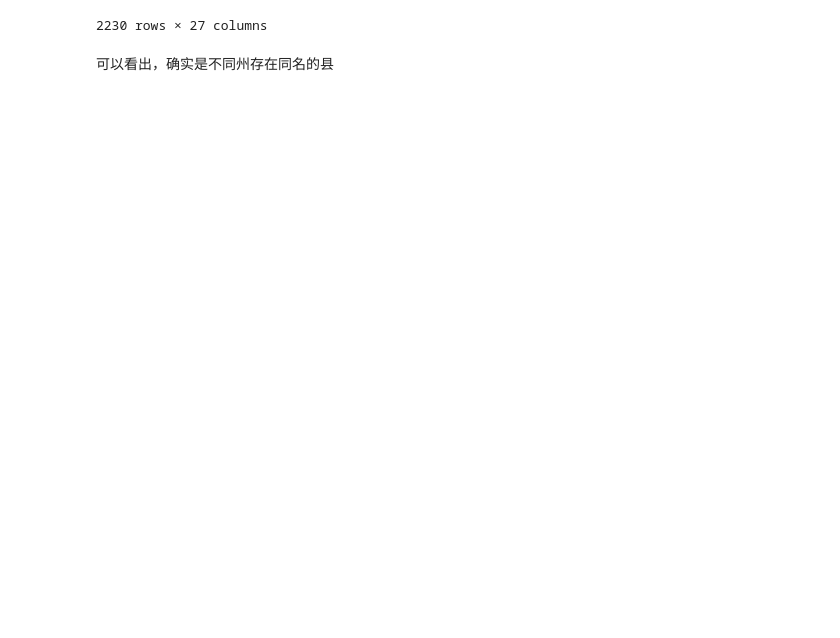
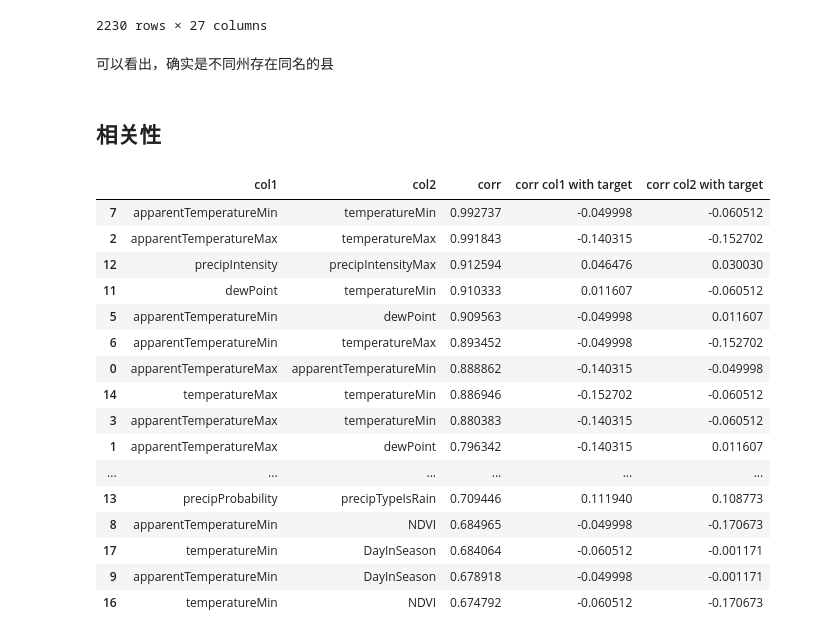
Before and after one commit to aoba98/bishe, a Jupyter notebook: 美国小麦.ipynb, the cells around one changed output. Cells and saved outputs as stored; diff of their text form; code cells hidden in the pictures; blank space fills up the shorter version.

```diff
--- a/美国小麦.ipynb
+++ b/美国小麦.ipynb
@@ -173,0 +188,7 @@ save_data()
+# %%
+locations = wheat13['Location'].unique()
+for idx,loc in enumerate(locations):
+    if idx < 5:
+        tmp1 = wheat13['precipAccumulation'][wheat13['Location'] == loc].sum()
+        tmp2 = wheat13['precipTotal'][wheat13['Location'] == loc].max()
+        print(loc, tmp1, tmp2)
@@ -379,3 +432,44 @@ wheat13[wheat13.CountyName=='Blaine']
 2230 rows × 27 columns
 # %% [markdown]
 可以看出，确实是不同州存在同名的县
+# %% [markdown]
+## 相关性
+# %%
+# 找出所有的相关性超过0.65的列
+X = wheat13.corr()
+limit = 0.65
+index = X.index.tolist()
+n = len(index)
+newDF = pd.DataFrame(columns=['col1','col2','corr','corr col1 with target', 'corr col2 with target'])
+pos = 0
+for nidx,idx in enumerate(index):
+    for k in range(n):
+        if (k > nidx):
+            value = X[idx].iloc[k]
+        else:
+            value = 0.0
+        if value >= limit:
+            corr_col1 = X['Yield'].loc[idx]
+            corr_col2 = X['Yield'].loc[index[k]]
+            newDF.loc[pos] = [idx, index[k] , value, corr_col1, corr_col2]
+            pos += 1
+# %%
+newDF.sort_values(by='corr', ascending=False)
+# %% [output]
+|  | col1 | col2 | corr | corr col1 with target | corr col2 with target |
+| 7 | apparentTemperatureMin | temperatureMin | 0.992737 | -0.049998 | -0.060512 |
+| 2 | apparentTemperatureMax | temperatureMax | 0.991843 | -0.140315 | -0.152702 |
+| 12 | precipIntensity | precipIntensityMax | 0.912594 | 0.046476 | 0.030030 |
+| 11 | dewPoint | temperatureMin | 0.910333 | 0.011607 | -0.060512 |
+| 5 | apparentTemperatureMin | dewPoint | 0.909563 | -0.049998 | 0.011607 |
+| 6 | apparentTemperatureMin | temperatureMax | 0.893452 | -0.049998 | -0.152702 |
+| 0 | apparentTemperatureMax | apparentTemperatureMin | 0.888862 | -0.140315 | -0.049998 |
+| 14 | temperatureMax | temperatureMin | 0.886946 | -0.152702 | -0.060512 |
+| 3 | apparentTemperatureMax | temperatureMin | 0.880383 | -0.140315 | -0.060512 |
+| 1 | apparentTemperatureMax | dewPoint | 0.796342 | -0.140315 | 0.011607 |
+| ... | ... | ... | ... | ... | ... |
+| 13 | precipProbability | precipTypeIsRain | 0.709446 | 0.111940 | 0.108773 |
+| 8 | apparentTemperatureMin | NDVI | 0.684965 | -0.049998 | -0.170673 |
+| 17 | temperatureMin | DayInSeason | 0.684064 | -0.060512 | -0.001171 |
+| 9 | apparentTemperatureMin | DayInSeason | 0.678918 | -0.049998 | -0.001171 |
+| 16 | temperatureMin | NDVI | 0.674792 | -0.060512 | -0.170673 |
```
Also changed, not shown: parts of 42 cells of this notebook, 3 other files.
